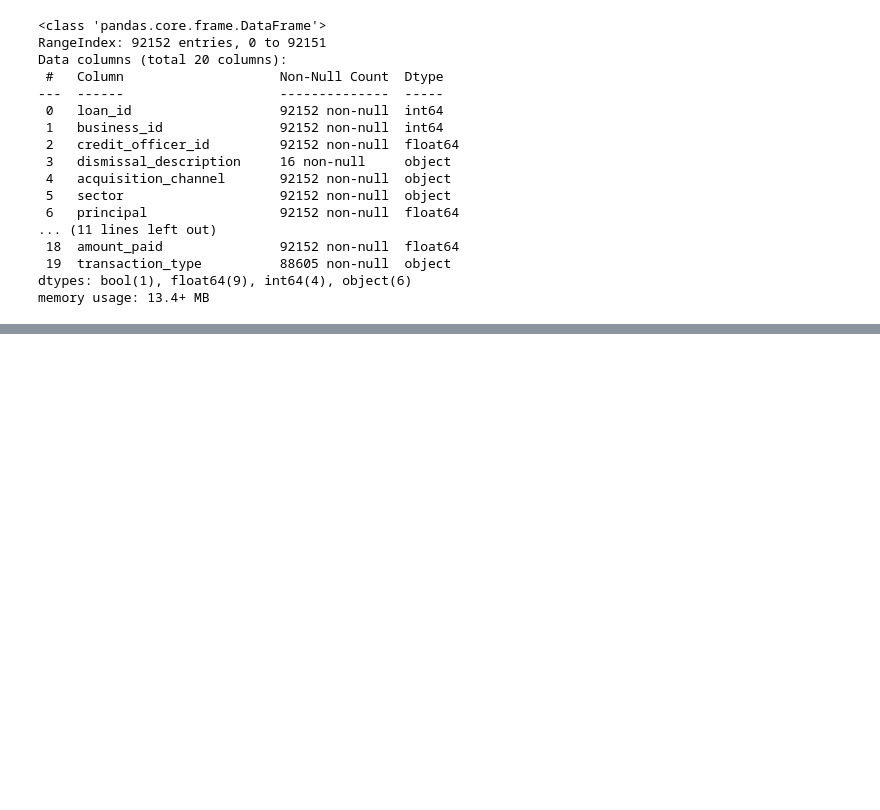
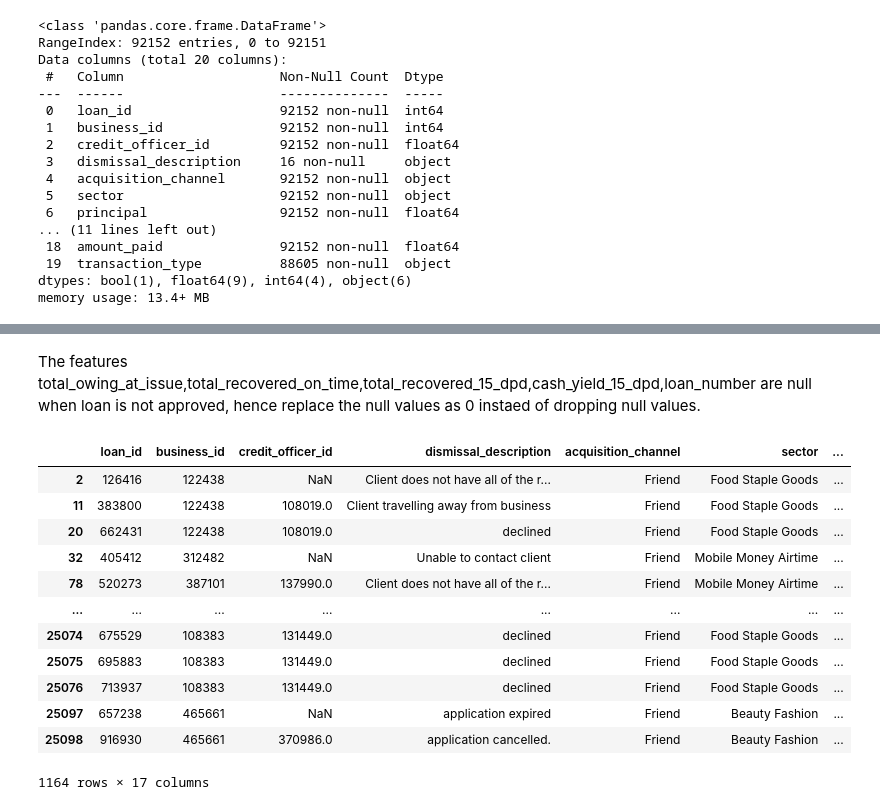
Before and after one commit to kariswanjiru/numida_assessment, a Jupyter notebook: notebooks/1.0-wk-eda_feature_selection.ipynb, the cells around one changed output, grey strips where cells are left out. Saved outputs shown, nothing was run; the diff lists cells and outputs as text; code cells hidden in the pictures; blank space fills up the shorter version.

```diff
--- a/notebooks/1.0-wk-eda_feature_selection.ipynb
+++ b/notebooks/1.0-wk-eda_feature_selection.ipynb
@@ -222,0 +207,14 @@ data = data.drop(columns=['credit_officer_id', 'acquisition_channel', 'transacti
+# %%
+# Replace missing values with "none" in column: 'dismissal_description' if the appoval status is apporved.
+def missing_dismissal(df):
+    if df['approval_status']=='Approved':
+        return "none:approved loan."
+    if df['approval_status']=='Declined':
+        return  "declined"
+    if df['approval_status']=='Cancelled':
+        return "application cancelled."
+    if df['approval_status']=='Expired':
+        return "application expired"
+
+loan['dismissal_description'] = loan['dismissal_description'].fillna(loan.apply(missing_dismissal, axis=1))
+loan.head(5).style
@@ -222,0 +228,18 @@ data = data.drop(columns=['credit_officer_id', 'acquisition_channel', 'transacti
+# %% [markdown]
+The features total_owing_at_issue,total_recovered_on_time,total_recovered_15_dpd,cash_yield_15_dpd,loan_number are null when loan is not approved, hence replace the null values as 0 instaed of dropping null values.
+# %%
+loan[loan['total_owing_at_issue'].isna()]
+# %% [output]
+|  | loan_id | business_id | credit_officer_id | dismissal_description | acquisition_channel | sector | ... |
+| 2 | 126416 | 122438 | NaN | Client does not have all of the r... | Friend | Food Staple Goods | ... |
+| 11 | 383800 | 122438 | 108019.0 | Client travelling away from business | Friend | Food Staple Goods | ... |
+| 20 | 662431 | 122438 | 108019.0 | declined | Friend | Food Staple Goods | ... |
+| 32 | 405412 | 312482 | NaN | Unable to contact client | Friend | Mobile Money Airtime | ... |
+| 78 | 520273 | 387101 | 137990.0 | Client does not have all of the r... | Friend | Mobile Money Airtime | ... |
+| ... | ... | ... | ... | ... | ... | ... | ... |
+| 25074 | 675529 | 108383 | 131449.0 | declined | Friend | Food Staple Goods | ... |
+| 25075 | 695883 | 108383 | 131449.0 | declined | Friend | Food Staple Goods | ... |
+| 25076 | 713937 | 108383 | 131449.0 | declined | Friend | Food Staple Goods | ... |
+| 25097 | 657238 | 465661 | NaN | application expired | Friend | Beauty Fashion | ... |
+| 25098 | 916930 | 465661 | 370986.0 | application cancelled. | Friend | Beauty Fashion | ... |
+1164 rows × 17 columns
```
Also changed, not shown: parts of 58 cells of this notebook.
